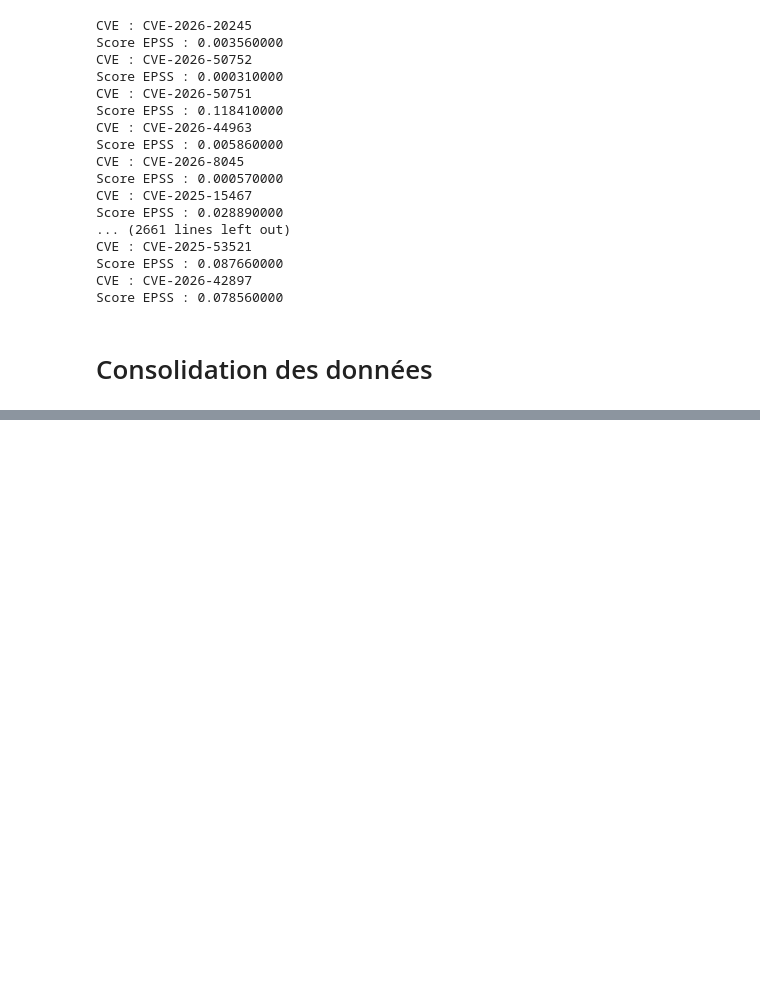
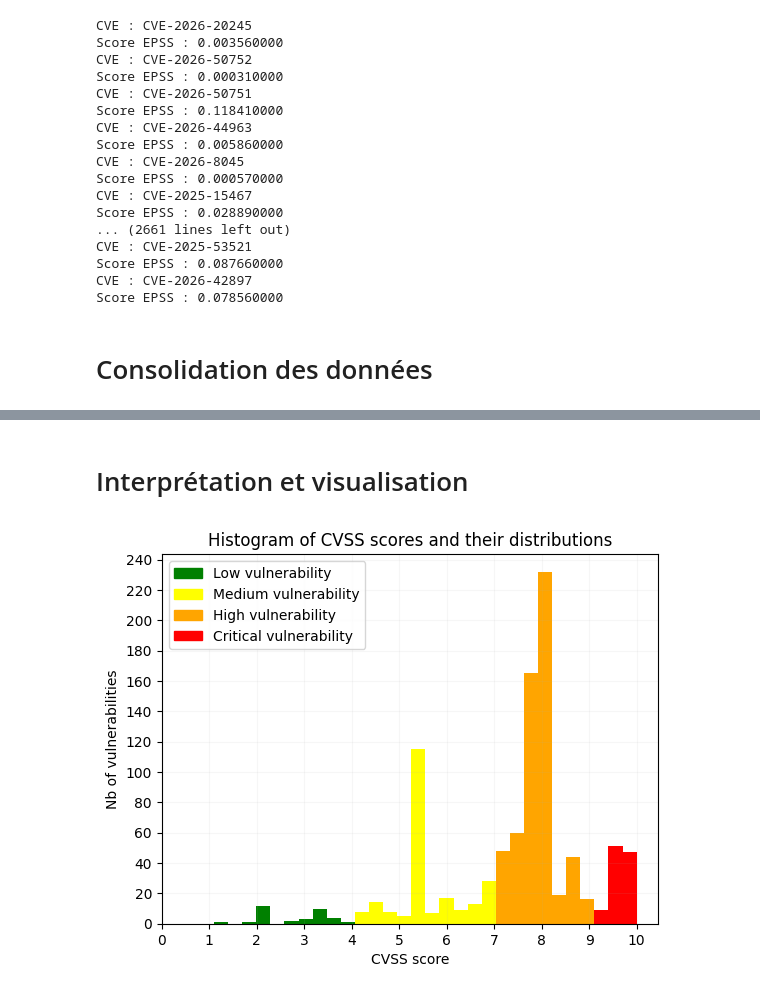
Before and after one commit to Graim-lee/Detecting-spams-in-mails-, a Jupyter notebook: project.ipynb, the cells around one changed output, grey strips where cells are left out. Saved outputs shown, nothing was run; the diff lists cells and outputs as text; code cells hidden in the pictures; blank space fills up the shorter version.

```diff
--- a/project.ipynb
+++ b/project.ipynb
@@ -442,3 +467,5 @@ Editeur                 13
 Produit                 13
 Versions affectées      29
 dtype: int64
+# %% [markdown]
+# Interprétation et visualisation
@@ -444,0 +475,34 @@ dtype: int64
+# %%
+"""
+Histogramme des scores CVSS :
+
+Distribution des vulnérabilités
+selon leur niveau de gravité (critique, élevée, moyenne)
+"""
+
+n, bins, patches = plt.hist(df["CVSS"], bins = 30)
+for patch in patches:
+    value = patch.get_x()
+    if value < 4: patch.set_facecolor('green')
+    elif value < 7: patch.set_facecolor('yellow')
+    elif value < 9: patch.set_facecolor('orange')
+    else: patch.set_facecolor('red')
+
+green_patch = mpatches.Patch(color='green', label='Low vulnerability')
+yellow_patch = mpatches.Patch(color='yellow', label='Medium vulnerability')
+orange_patch = mpatches.Patch(color='orange', label='High vulnerability')
+red_patch = mpatches.Patch(color='red', label='Critical vulnerability')
+
+plt.title("Histogram of CVSS scores and their distributions")
+plt.xlabel("CVSS score")
+plt.ylabel("Nb of vulnerabilities")
+plt.legend(handles=[green_patch, yellow_patch, orange_patch, red_patch])
+plt.xticks(np.arange(0, 11, 1))
+plt.yticks(np.arange(0, 250, 20))
+plt.grid(True, alpha=0.1)
+
+
+
+plt.show()
+# %% [output]
+[figure, added]
```
Also changed, not shown: parts of 12 cells of this notebook.
